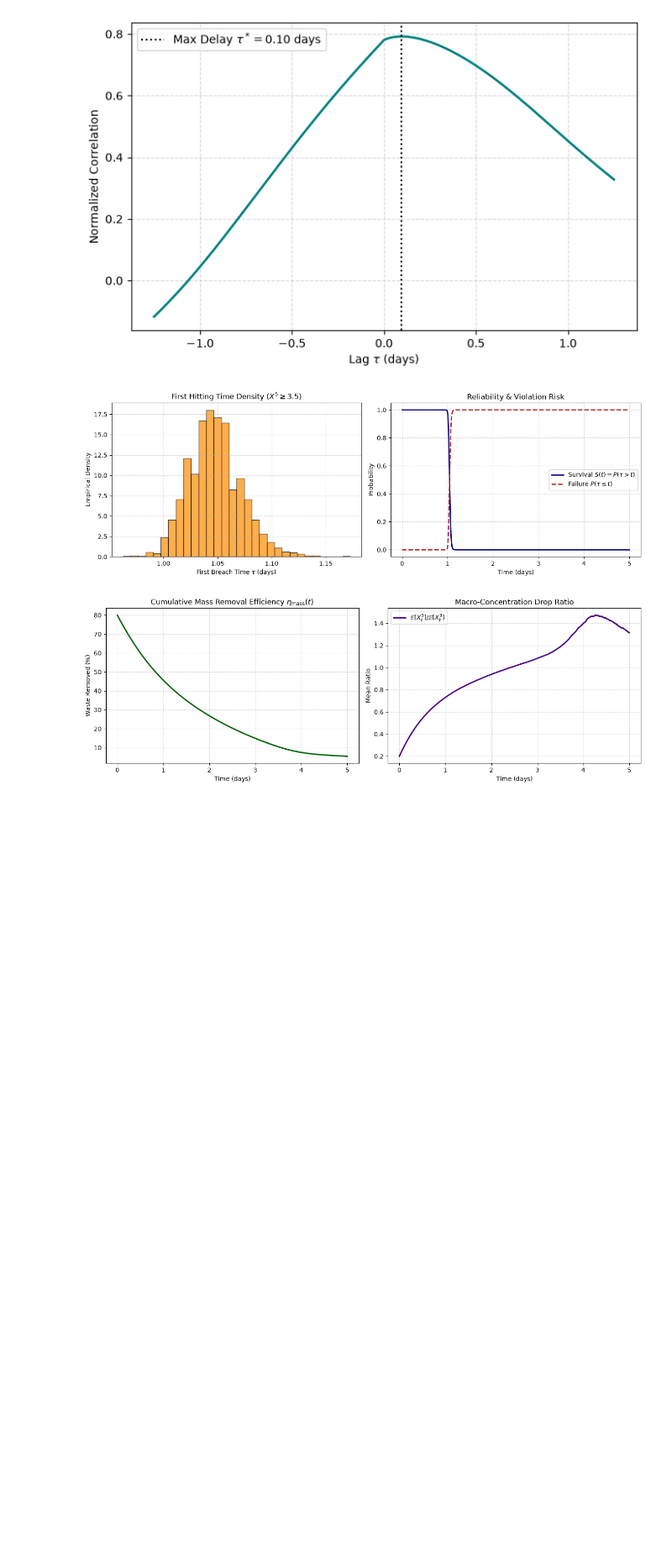
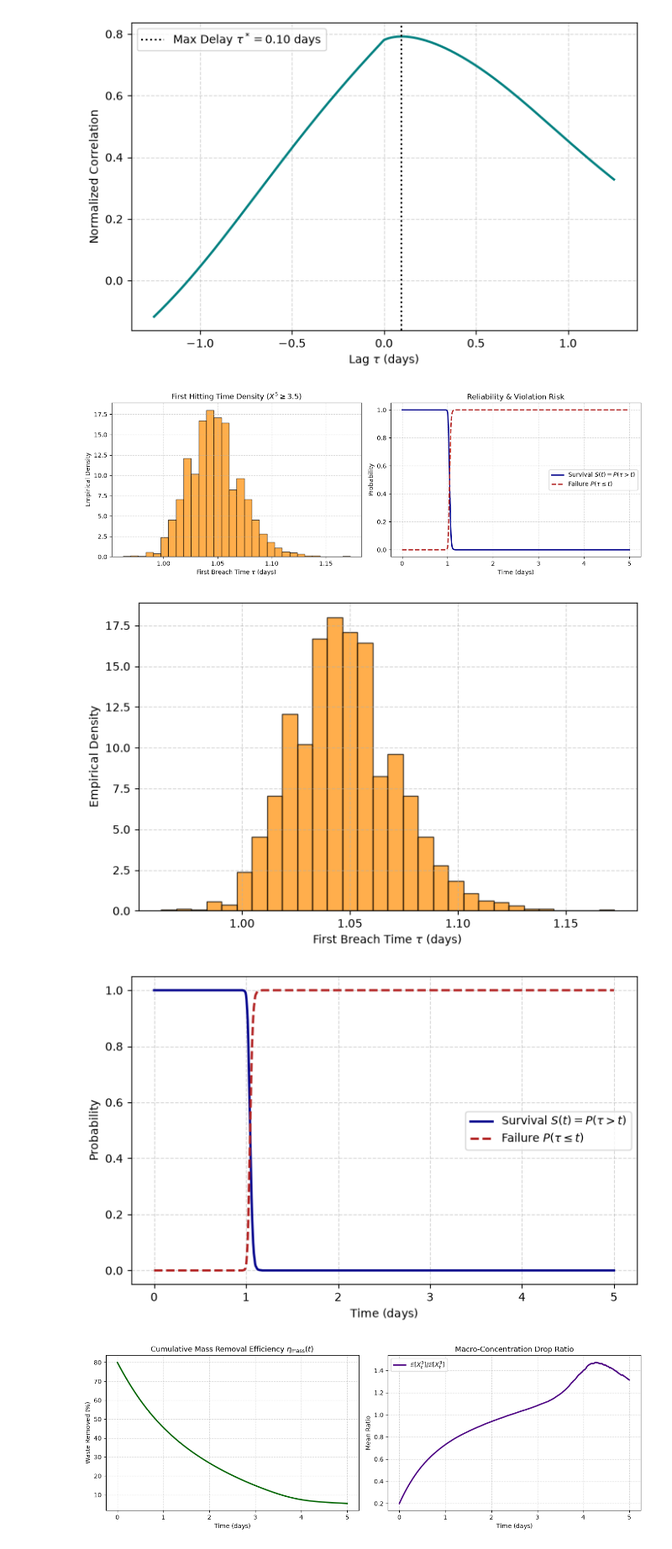
Before and after one commit to AKwasTaken/BrownianDecay, a Jupyter notebook: BioWasteTreatment/simulation.ipynb, the cells around one changed output. Shown at 84% size. Saved outputs shown, nothing was run; the diff lists cells and outputs as text; code cells hidden in the pictures; blank space fills up the shorter version.

```diff
--- a/BioWasteTreatment/simulation.ipynb
+++ b/BioWasteTreatment/simulation.ipynb
@@ -395,6 +395,69 @@ plt.tight_layout()
 plt.show()
 # %% [output]
 [figure]
+# %%
+output_dir = "plotsvg"
+os.makedirs(output_dir, exist_ok=True)
+
+# Regulatory limit for treated effluent COD
+C_crit = 3.5
+
+# 1. First Hitting Time (FHT) computation
+breach_mask = X[4, :, :] >= C_crit
+has_breached = np.any(breach_mask, axis=0)
+first_breach_idx = np.argmax(breach_mask, axis=0)
+fht_values = t[first_breach_idx[has_breached]]
+
+# 2. Cumulative Breach Probability & Survival Function
+running_max_x5 = np.maximum.accumulate(X[4, :, :], axis=0)
+p_cumulative_breach = np.mean(running_max_x5 >= C_crit, axis=1)
+survival_function = 1.0 - p_cumulative_breach
+
+# Plot 1: First Hitting Time Density Histogram
+fig, ax = plt.subplots(figsize=(7, 4.5))
+if len(fht_values) > 0:
+  ax.hist(
+      fht_values,
+      bins=30,
+      density=True,
+      color="darkorange",
+      alpha=0.7,
+      edgecolor="black",
+  )
+ax.set_xlabel(r"First Breach Time $\tau$ (days)")
+ax.set_ylabel("Empirical Density")
+ax.grid(True, linestyle="--", alpha=0.5)
+fig.tight_layout()
+fig.savefig(os.path.join(output_dir, "first_hitting_time_density.pdf"), format="pdf")
+plt.show()
+
+# Plot 2: Reliability & Violation Risk (Survival vs Failure)
+fig, ax = plt.subplots(figsize=(7, 4.5))
+ax.plot(
+    t,
+    survival_function,
+    color="darkblue",
+    lw=2,
+    label=r"Survival $S(t) = P(\tau > t)$",
+)
+ax.plot(
+    t,
+    p_cumulative_breach,
+    color="firebrick",
+    lw=2,
+    linestyle="--",
+    label=r"Failure $P(\tau \leq t)$",
+)
+ax.set_xlabel("Time (days)")
+ax.set_ylabel("Probability")
+ax.legend()
+ax.grid(True, linestyle="--", alpha=0.5)
+fig.tight_layout()
+fig.savefig(os.path.join(output_dir, "reliability_and_violation_risk.pdf"), format="pdf")
+plt.show()
+# %% [output]
+[figure, added]
+[figure, added]
 # %%
 # FIGURE 4.4
 
```
Also changed, not shown: 4 other files.
